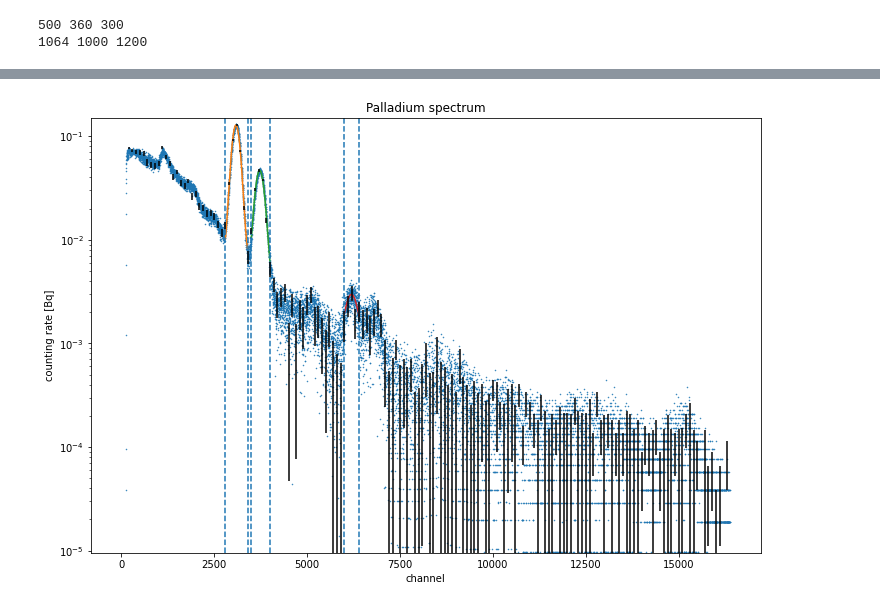
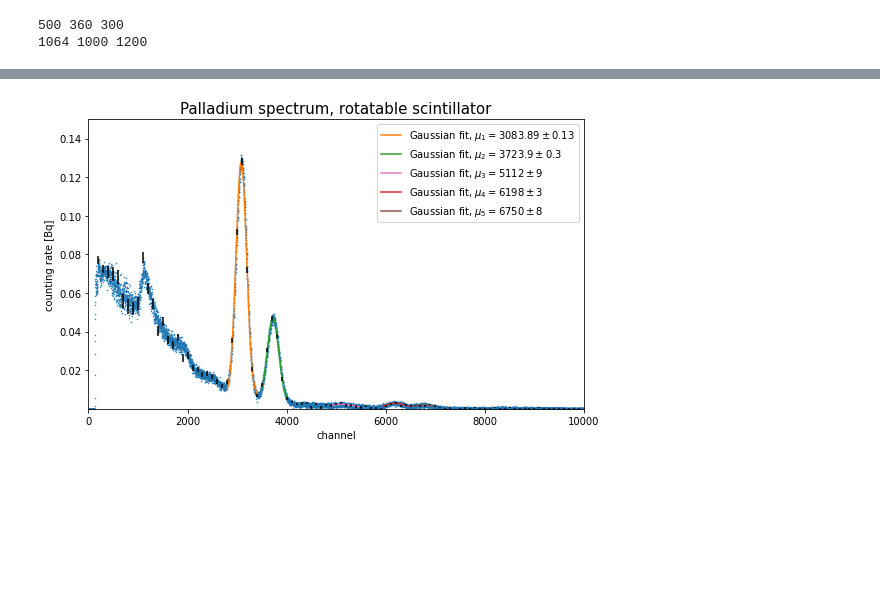
Before and after one commit to nicolaigoelz/Angular_correlation, a Jupyter notebook: Energy_Calibration_rotatable.ipynb, the cells around one changed output, grey strips where cells are left out. Drawn from its saved outputs; the diff is of its cells as text; code cells hidden in the pictures; blank space fills up the shorter version.

```diff
--- a/Energy_Calibration_rotatable.ipynb
+++ b/Energy_Calibration_rotatable.ipynb
@@ -226,8 +306,9 @@ print(t_Co1, t_Co2, t_Co3)
 500 360 300
 1064 1000 1200
 # %%
-energies = np.array([511, 1274.6, 1173.2, 1332.5])
-ch_num = np.array([round(np.mean([coeffs_Na[2,1], coeffs_Na[4,1]])),
-                   round(np.mean([coeffs_Na[3,1], coeffs_Na[5,1]])),
-                   round(np.mean([coeffs_Co[2,1], coeffs_Co[4,1]])),
-                   round(np.mean([coeffs_Co[3,1], coeffs_Co[5,1]]))])
+energies = np.array([511, 1274.58, 1173.24, 1332.51])
+ch_num = np.array([np.mean([coeffs_Na[2,1], coeffs_Na[4,1]]),
+                   np.mean([coeffs_Na[3,1], coeffs_Na[5,1]]),
+                   np.mean([coeffs_Co[2,1], coeffs_Co[4,1]]),
+                   np.mean([coeffs_Co[3,1], coeffs_Co[5,1]])])
+print(ch_num)
@@ -252,0 +339,5 @@ plt.show()
+# %%
+def E(x):
+    return coeffs_lin[0]*x + coeffs_lin[1]
+def uE(x, dx):
+    return np.sqrt((x*np.sqrt(cov_lin[0,0]))**2 + cov_lin[1,1] + (coeffs_lin[0] * dx)**2)
@@ -263,52 +384,87 @@ def u_energy(channel, u_channel=1):
 # %%
 # Analysis of the Palladium spectrum
 channels = np.arange(1, len(N_Pd)+1, 1)
 a1, b1 = 2800, 3400
 a2, b2 = 3500, 4000
-a3, b3 = 6000, 6400
+a3, b3 = 4900, 5450
+a4, b4 = 5950, 6450
+a5, b5 = 6530, 7000
 
 coeffs_Pd1, cov_Pd1 = sc.curve_fit(gauss, channels[a1:b1], n_Pd[a1:b1],
                                    sigma=u_Pd[a1:b1], absolute_sigma=True,
                                    p0=(0.2, 0.5*(a1+b1), 200, 15))
 coeffs_Pd2, cov_Pd2 = sc.curve_fit(gauss, channels[a2:b2], n_Pd[a2:b2],
                                    sigma=u_Pd[a2:b2], absolute_sigma=True,
                                    p0=(0.2, 0.5*(a2+b2), 200, 20))
 coeffs_Pd3, cov_Pd3 = sc.curve_fit(gauss, channels[a3:b3], n_Pd[a3:b3],
-                                   sigma=u_Pd[a3:b3], absolute_sigma=False,
-                                   p0=(0.002, 0.5*(a3+b3), 200, 0.001))
+                                   sigma=u_Pd[a3:b3], absolute_sigma=True,
+                                   p0=(0.2, 0.5*(a3+b3), 200, 20))
+coeffs_Pd4, cov_Pd4 = sc.curve_fit(gauss, channels[a4:b4], n_Pd[a4:b4],
+                                   sigma=u_Pd[a4:b4], absolute_sigma=True,
+                                   p0=(0.002, 0.5*(a4+b4), 200, 0.001))
+coeffs_Pd5, cov_Pd5 = sc.curve_fit(gauss, channels[a5:b5], n_Pd[a5:b5],
+                                   sigma=u_Pd[a5:b5], absolute_sigma=True,
+                                   p0=(0.002, 0.5*(a5+b5), 200, 0.001))
 
-fig, ax = plt.subplots(figsize=(12,8))
+fig, ax = plt.subplots(figsize=(8,5))
 
 error_step = 100
 ax.errorbar(channels[0:-1:error_step], n_Pd[0:-1:error_step],
             yerr=u_Pd[0:-1:error_step],
             fmt='none', c='black', zorder=10)
 
 ax.plot(channels, n_Pd, lw=0, marker = '.', ms = 1)
-ax.plot(channels[a1:b1], gauss(channels[a1:b1], *coeffs_Pd1))
-ax.plot(channels[a2:b2], gauss(channels[a2:b2], *coeffs_Pd2))
-ax.plot(channels[a3:b3], gauss(channels[a3:b3], *coeffs_Pd3))
-ax.axvline(channels[a1], ls = '--')
-ax.axvline(channels[b1], ls = '--')
-ax.axvline(channels[a2], ls = '--')
-ax.axvline(channels[b2], ls = '--')
-ax.axvline(channels[a3], ls = '--')
-ax.axvline(channels[b3], ls = '--')
+ax.plot(channels[a1:b1], gauss(channels[a1:b1], *coeffs_Pd1), label=r'Gaussian fit, $\mu_1 ={:.2f} \pm {:.2f}$'.format(coeffs_Pd1[1], np.sqrt(cov_Pd1[1,1])), c='C1')
+ax.plot(channels[a2:b2], gauss(channels[a2:b2], *coeffs_Pd2), label=r'Gaussian fit, $\mu_2 ={:.1f} \pm {:.1f}$'.format(coeffs_Pd2[1], np.sqrt(cov_Pd2[1,1])), c='C2')
+ax.plot(channels[a3:b3], gauss(channels[a3:b3], *coeffs_Pd3), label=r'Gaussian fit, $\mu_3 ={:.0f} \pm {:.0f}$'.format(coeffs_Pd3[1], np.sqrt(cov_Pd3[1,1])), c='C6')
+ax.plot(channels[a4:b4], gauss(channels[a4:b4], *coeffs_Pd4), label=r'Gaussian fit, $\mu_4 ={:.0f} \pm {:.0f}$'.format(coeffs_Pd4[1], np.sqrt(cov_Pd4[1,1])), c='C3')
+ax.plot(channels[a5:b5], gauss(channels[a5:b5], *coeffs_Pd5), label=r'Gaussian fit, $\mu_5 ={:.0f} \pm {:.0f}$'.format(coeffs_Pd5[1], np.sqrt(cov_Pd5[1,1])), c='C5')
+# ax.axvline(channels[a1], ls = '--')
+# ax.axvline(channels[b1], ls = '--')
+# ax.axvline(channels[a2], ls = '--')
+# ax.axvline(channels[b2], ls = '--')
+# ax.axvline(channels[a3], ls = '--')
+# ax.axvline(channels[b3], ls = '--')
+# ax.axvline(channels[a4], ls = '--')
+# ax.axvline(channels[b4], ls = '--')
 
 ax.set_ylim((.5/t_Pd, 0.15))
-ax.set_yscale('log')
-
-ax.set_title('Palladium spectrum')
+# ax.set_yscale('log')
+ax.legend()
+ax.set_xlim(0,10000)
+ax.set_title('Palladium spectrum, rotatable scintillator', size=15)
 ax.set_xlabel('channel')
 ax.set_ylabel('counting rate [Bq]')
-
+plt.tight_layout()
+# plt.savefig('Figures/Pd_spectrum_rot.pdf', dpi=800)
 plt.show()
-print(coeffs_Pd1, np.sqrt(np.diagonal(cov_Pd1)))
+print(np.round(coeffs_Pd1,2), np.sqrt(np.diagonal(cov_Pd1)))
 print(coeffs_Pd2, np.sqrt(np.diagonal(cov_Pd2)))
 print(coeffs_Pd3, np.sqrt(np.diagonal(cov_Pd3)))
+print(coeffs_Pd4, np.sqrt(np.diagonal(cov_Pd4)))
+print(coeffs_Pd5, np.sqrt(np.diagonal(cov_Pd5)))
 
-print(energy(coeffs_Pd1[1]))
-print(energy(coeffs_Pd2[1]))
-print(energy(coeffs_Pd3[1]))
+print(E(coeffs_Pd1[1]),'and', uE(coeffs_Pd1[1], np.sqrt(cov_Pd1[1,1])))
+print(E(coeffs_Pd2[1]), uE(coeffs_Pd2[1], np.sqrt(cov_Pd2[1,1])))
+print(E(coeffs_Pd3[1]), uE(coeffs_Pd3[1], np.sqrt(cov_Pd3[1,1])))
+print(E(coeffs_Pd4[1]), uE(coeffs_Pd4[1], np.sqrt(cov_Pd4[1,1])))
+print(E(coeffs_Pd5[1]), uE(coeffs_Pd5[1], np.sqrt(cov_Pd5[1,1])))
+
+
+fig, ax = plt.subplots()
+ax.errorbar(channels[0:-1:error_step], n_Pd[0:-1:error_step],
+            yerr=u_Pd[0:-1:error_step],
+            fmt='none', c='black', zorder=10)
+ax.plot(channels, n_Pd, lw=0, marker = '.', ms = 1)
+ax.plot(channels[a3-100:b3], gauss(channels[a3-100:b3], *coeffs_Pd3), label=r'Gaussian fit, $\mu_3 ={:.0f}$'.format(coeffs_Pd3[1]), c='C6')
+ax.plot(channels[a4:b4], gauss(channels[a4:b4], *coeffs_Pd4), label=r'Gaussian fit, $\mu_4 ={:.0f}$'.format(coeffs_Pd4[1]), c='C3')
+ax.plot(channels[a5:b5], gauss(channels[a5:b5], *coeffs_Pd5), label=r'Gaussian fit, $\mu_5 ={:.0f}$'.format(coeffs_Pd5[1]), c='C5')
+# ax.axvline(channels[a3], ls='--')
+# ax.axvline(channels[b3], ls='--')
+ax.set_xlim(4500, 7500)
+ax.set_ylim(0,0.005)
+plt.tight_layout()
+plt.savefig('Figures/Pd_spectrum_rot_zoom.pdf', dpi=600)
+plt.show()
 # %% [output]
-[figure, old version]
+[figure, new version]
```
Also changed, not shown: parts of 15 cells of this notebook, 3 other files.
